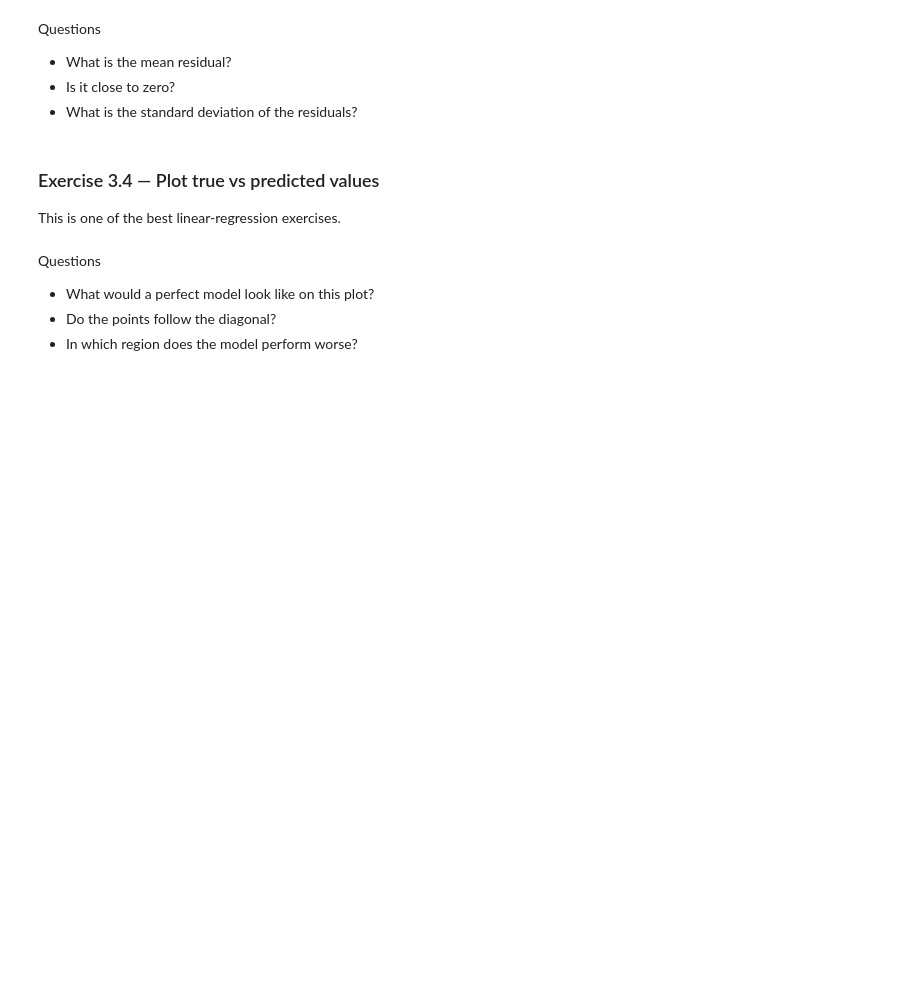
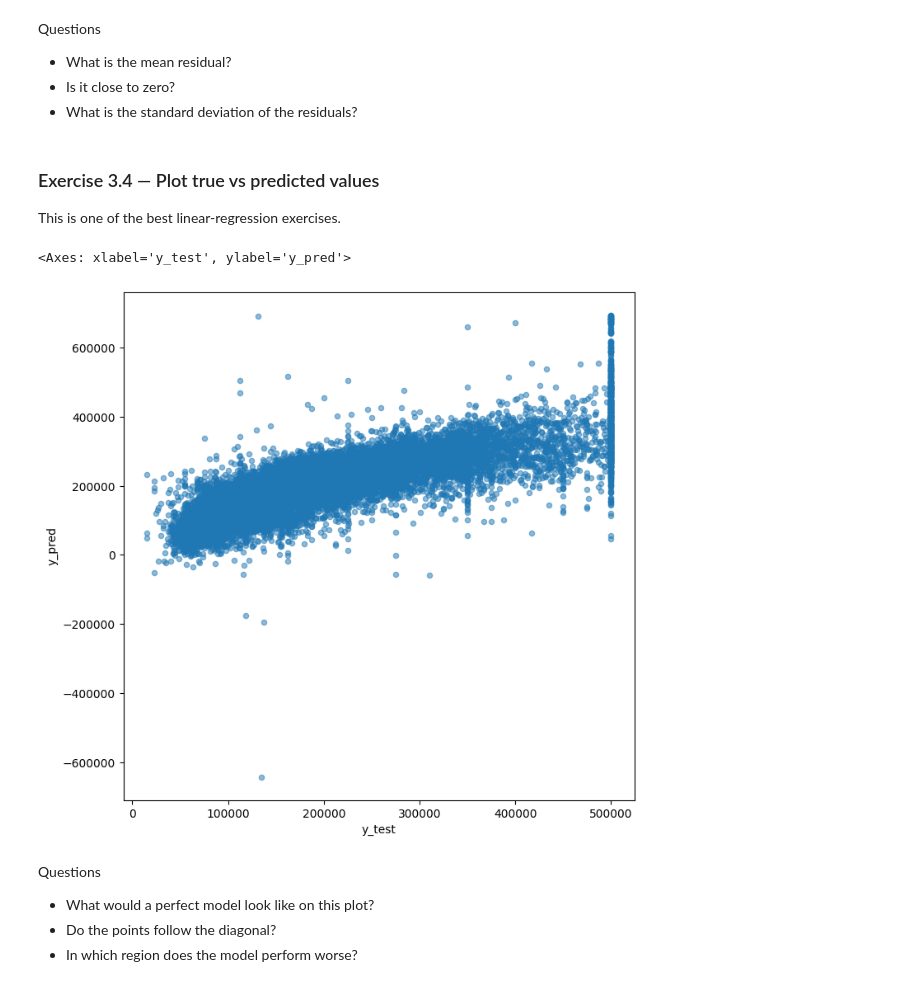
Before and after one commit to User76251/ML-Project-Housing, a Jupyter notebook: 5-housing-exercise-empty.ipynb, the cells around one changed output. Saved outputs shown, nothing was run; the diff lists cells and outputs as text; code cells hidden in the pictures; blank space fills up the shorter version.

```diff
--- a/5-housing-exercise-empty.ipynb
+++ b/5-housing-exercise-empty.ipynb
@@ -465,5 +466,5 @@ from sklearn.linear_model import LogisticRegression
 from sklearn.metrics import accuracy_score, precision_score, recall_score, roc_curve, auc
 # %%
-clf = LogisticRegression(max_iter=1000)
+clf = LinearRegression()
 clf.fit(X_train_prepared, y_train)
 # %% [output]
@@ -471,2 +472,2 @@ KeyboardInterrupt:
 # %%
-y_pred = clf.predict(X_test_prepared)
+y_pred = clf.predict(X_train_prepared)
@@ -489,9 +482,12 @@ Questions for students
 
 Explain that the residual is: $$ residual = y_{true} - y_{cell}$$
 # %%
-results_df["y_pred"] = y_pred
-results_df["y_test"] = y_test
-results_df["residual"] = y_test - y_pred
+results_df = pd.DataFrame({
+    "y_test": y_train.reset_index(drop=True),
+    "y_pred": y_pred
+})
+
+results_df["residual"] = results_df["y_test"] - results_df["y_pred"]
 # %% [markdown]
 Questions
 
@@ -521,7 +517,10 @@ Questions
 
 This is one of the best linear-regression exercises.
 # %%
-results_df.plot(x="y_true", y="y_pred", kind="scatter", figsize=(12,12), alpha=0.5)
+results_df.plot(x="y_test", y="y_pred", kind="scatter", figsize=(8,8), alpha=0.5)
+# %% [output]
+<Axes: xlabel='y_test', ylabel='y_pred'>
+[figure, added]
 # %% [markdown]
 Questions
 
```
Also changed, not shown: parts of 6 cells of this notebook.
